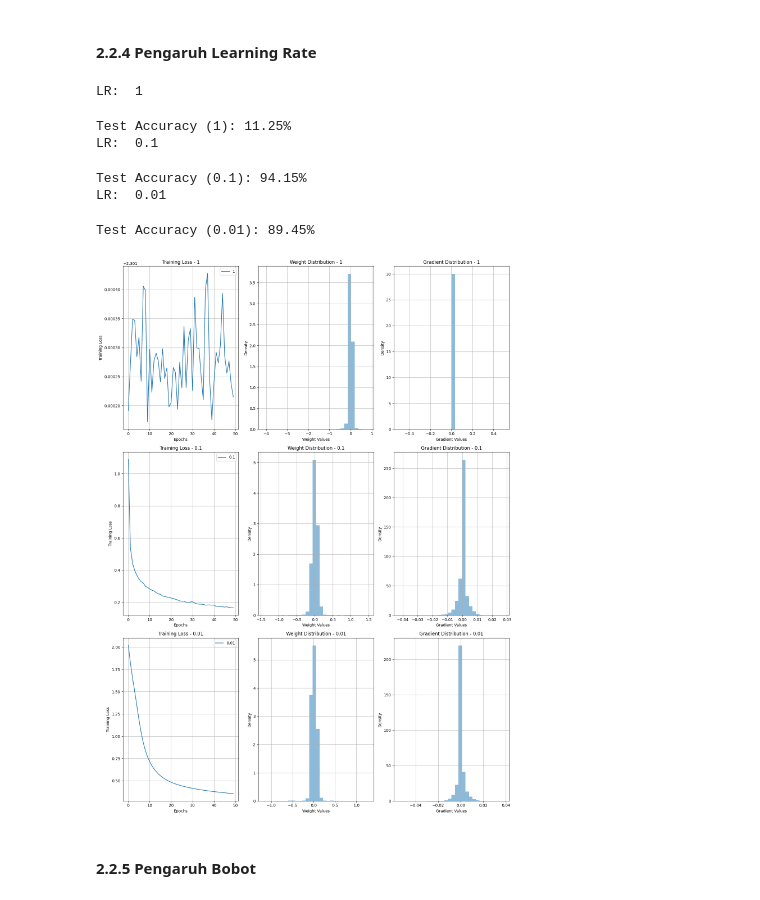
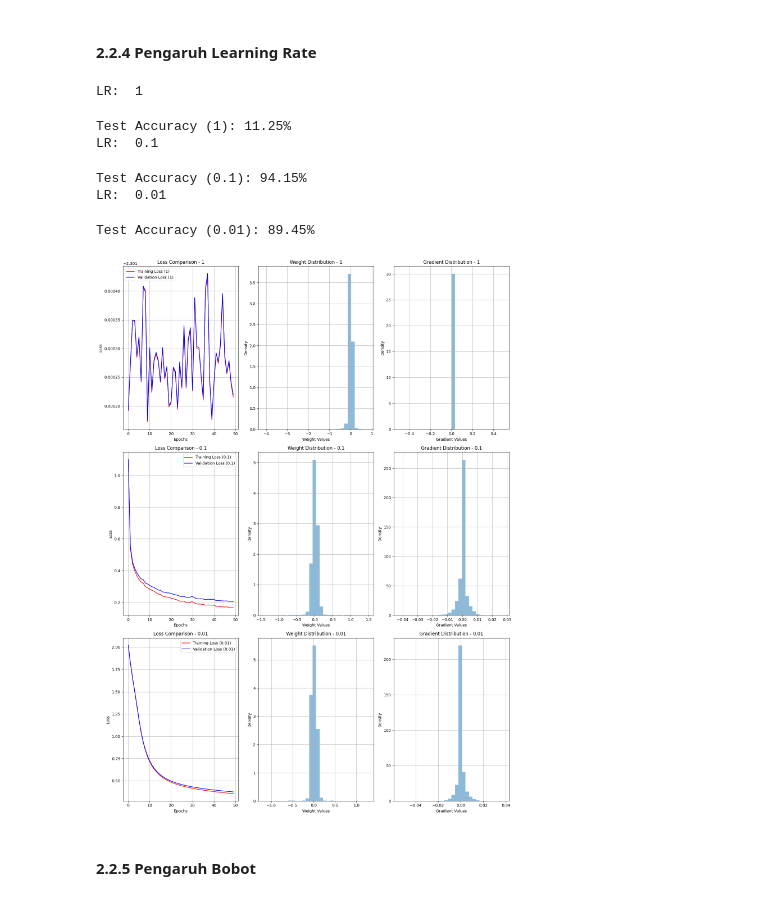
Before and after one commit to miannetopokki/IF3270_Tubes1_MachineLearning, a Jupyter notebook: src/numdiff/main.ipynb, the cells around one changed output. Saved outputs shown, nothing was run; the diff lists cells and outputs as text; code cells hidden in the pictures.

```diff
--- a/src/numdiff/main.ipynb
+++ b/src/numdiff/main.ipynb
@@ -508,41 +508,43 @@ def plot_comparison(results):
 
     for i, (activation, res) in enumerate(results.items()):
         ax = axes[i, 0]
-        ax.plot(res["loss_graph"], label=f"{activation}")
+        ax.plot(res["loss_graph"], label=f"Training Loss ({activation})", color='red')
+        ax.plot(res["valid_graph"], label=f"Validation Loss ({activation})", color='blue')
         ax.set_xlabel("Epochs")
-        ax.set_ylabel("Training Loss")
-        ax.set_title(f"Training Loss - {activation}")
+        ax.set_ylabel("Loss")
+        ax.set_title(f"Loss Comparison - {activation}")
         ax.legend()
         ax.grid(True)
+
 
         ax = axes[i, 1]
         weights = np.concatenate([np.ravel(w[-1]) for w in res["weights_history"].values()])
         ax.hist(weights, bins=30, alpha=0.5, density=True)
         ax.set_xlabel("Weight Values")
         ax.set_ylabel("Density")
         ax.set_title(f"Weight Distribution - {activation}")
         ax.grid(True)
 
         ax = axes[i, 2]
         grads = np.concatenate([np.ravel(g[-1]) for g in res["gradients_history"].values()])
         ax.hist(grads, bins=30, alpha=0.5, density=True)
         ax.set_xlabel("Gradient Values")
         ax.set_ylabel("Density")
         ax.set_title(f"Gradient Distribution - {activation}")
         ax.grid(True)
 
     plt.tight_layout()
     plt.show()
 
 plot_comparison(results)
 # %% [output]
 LR:  1
 Test Accuracy (1): 11.25%
 LR:  0.1
 Test Accuracy (0.1): 94.15%
 LR:  0.01
 Test Accuracy (0.01): 89.45%
-[figure, old version]
+[figure, new version]
 # %% [markdown]
 #### 2.2.5 Pengaruh Bobot
 # %%
```
Also changed, not shown: parts of 4 cells of this notebook, 1 other file.
